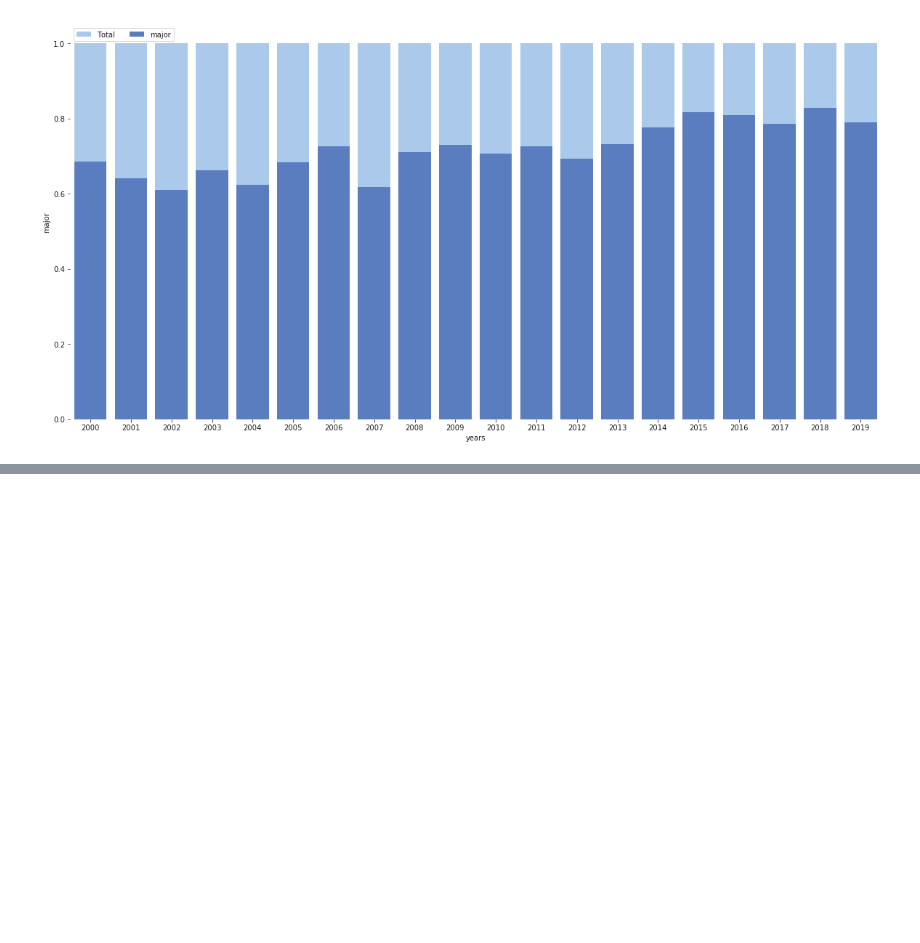
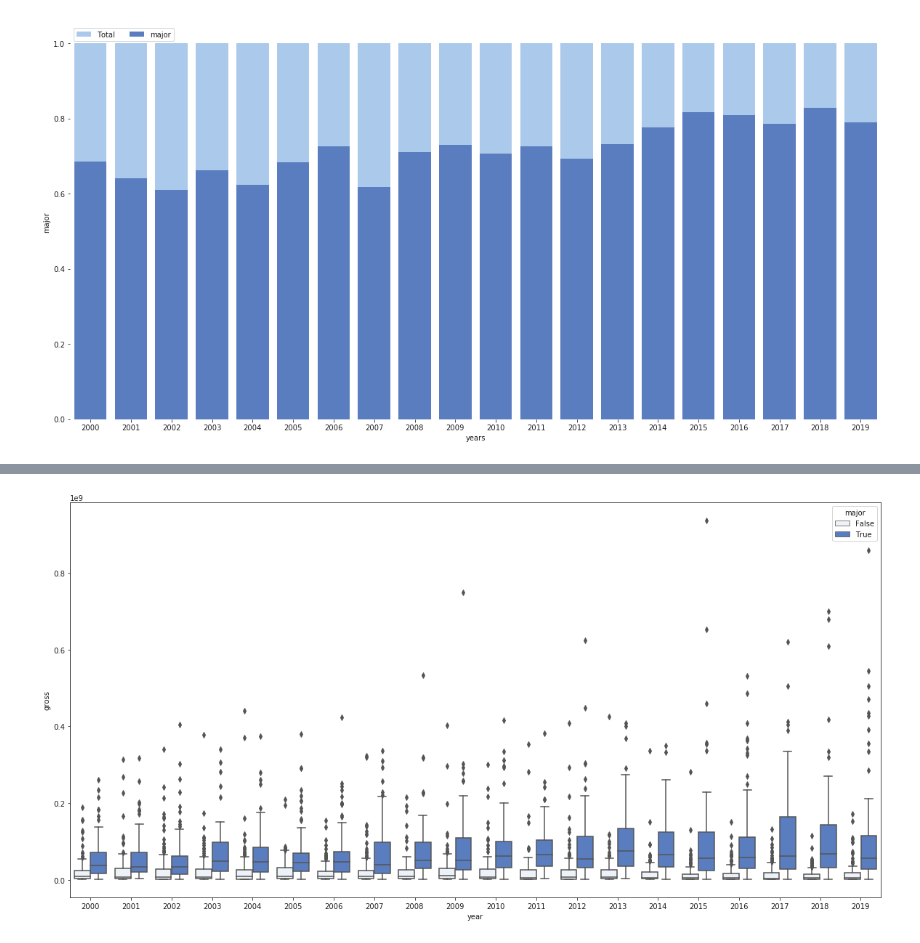
Before and after one commit to ivanlopezlobato/movies, a Jupyter notebook: notebooks/BoxOffice_Evolution_2000-2019.ipynb, the cells around one changed output, grey strips where cells are left out. Saved outputs shown, nothing was run; the diff lists cells and outputs as text; code cells hidden in the pictures; blank space fills up the shorter version.

Commit message:
update movies boxoffice sequels and blockbuster as outliers

```diff
--- a/notebooks/BoxOffice_Evolution_2000-2019.ipynb
+++ b/notebooks/BoxOffice_Evolution_2000-2019.ipynb
@@ -376,0 +398,14 @@ we can infer a more extreme distribution of the movie's earnings, a few titles s
+# %%
+# we subset only movies over 1 Mio $ (around 1/3 of the theatrical releases)
+us_bo_over_million = us_bo[["year", "gross", "major"]].loc[us_bo["gross"].ge(million)]
+# %%
+# Initialize the matplotlib figure
+f, ax = plt.subplots(figsize=(20, 10))
+
+
+
+sns.boxplot(x="year", y="gross",
+              color="b", hue="major",
+              data=us_bo_over_million);
+# %% [output]
+[figure, added]
```
Also changed, not shown: parts of 10 cells of this notebook, 3 other files.
